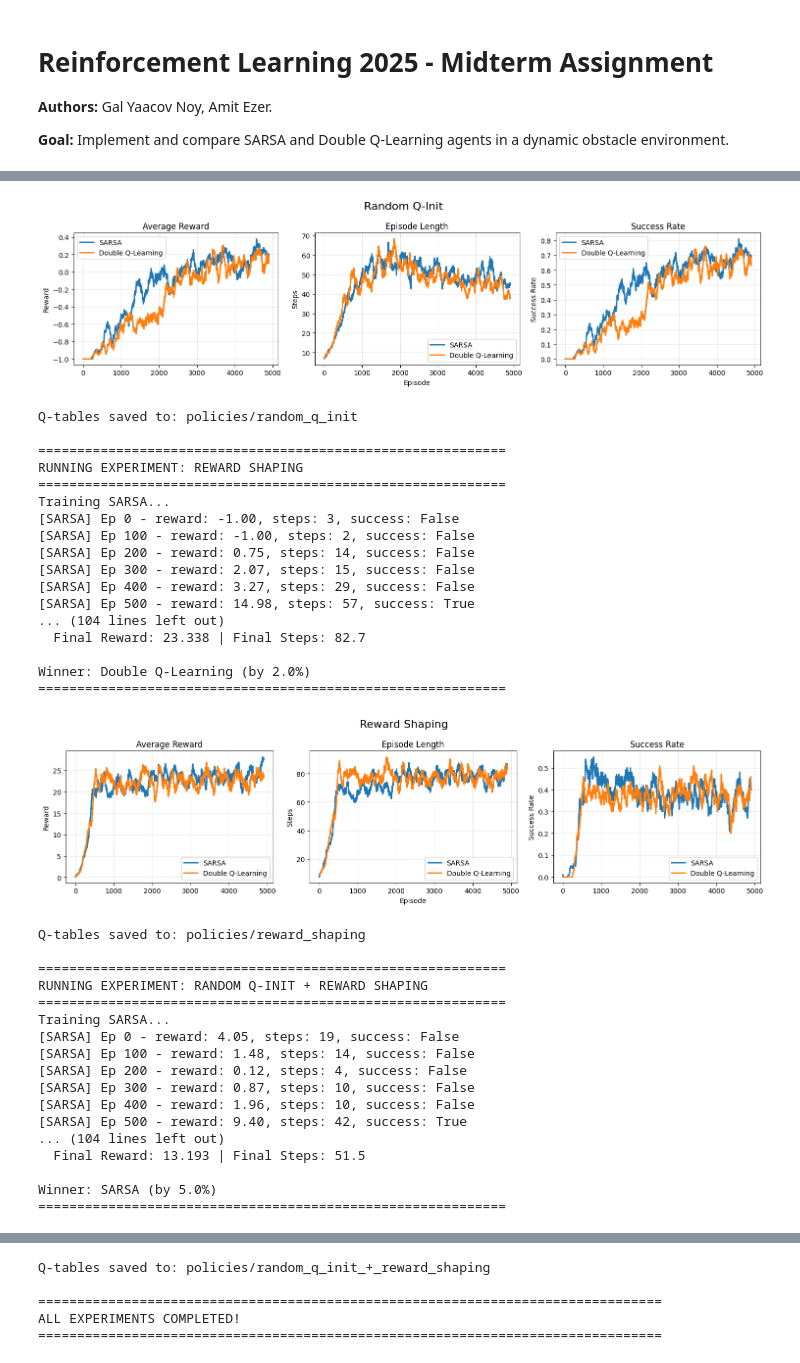
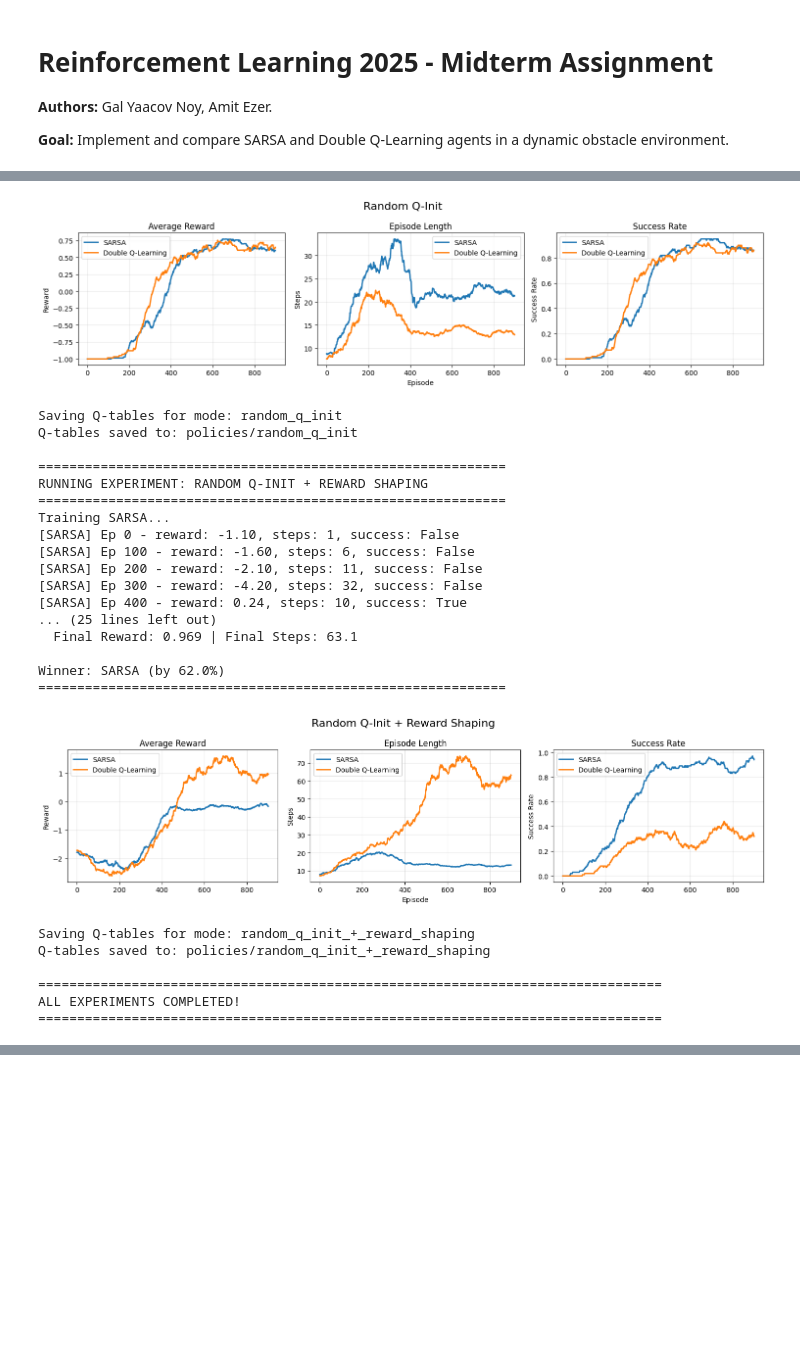
Before and after one commit to Gal-Noy/MSC-Reinforcement-Learning, a Jupyter notebook: training.ipynb, the cells around one changed output, grey strips where cells are left out. Drawn from its saved outputs; the diff is of its cells as text; code cells hidden in the pictures; blank space fills up the shorter version.

```diff
--- a/training.ipynb
+++ b/training.ipynb
@@ -42,9 +96,0 @@ def get_state(obs):
-# %%
-def init_q_table(env, random_init=False):
-    """
-    Initialize Q-table with zeros or random values.
-    """
-    if random_init:
-        return defaultdict(lambda: np.random.uniform(-0.01, 0.01, env.action_space.n))
-    else:
-        return defaultdict(lambda: np.zeros(env.action_space.n))
@@ -219,9 +246,10 @@ def save_policies(sarsa_q, double_q1, double_q2, mode="baseline"):
     }
 
     for name, q_table in policies.items():
-        path = os.path.join(folder, f"{name}.pkl")
-        with open(path, 'wb') as f:
-            pickle.dump(dict(q_table), f)
+        if q_table is not None:  # Skip None Q-tables (e.g., q2 for SARSA)
+            path = os.path.join(folder, f"{name}.pkl")
+            with open(path, 'wb') as f:
+                pickle.dump(q_table, f)
 
     print(f"Q-tables saved to: {folder}")
 
@@ -255,7 +283,6 @@ env = gym.make("MiniGrid-Dynamic-Obstacles-6x6-v0")
 experiments = [
     ("Baseline", {}),
     ("Random Q-Init", {"random_q_init": True}),
-    ("Reward Shaping", {"use_reward_shaping": True}),
     ("Random Q-Init + Reward Shaping", {"random_q_init": True, "use_reward_shaping": True})
 ]
 
@@ -306,37 +333,26 @@ Winner: SARSA (by 5.0%)
 ============================================================
-[figure, old version]
+[figure, new version]
+Saving Q-tables for mode: random_q_init
 Q-tables saved to: policies/random_q_init
 
 ============================================================
-RUNNING EXPERIMENT: REWARD SHAPING
+RUNNING EXPERIMENT: RANDOM Q-INIT + REWARD SHAPING
 ============================================================
 Training SARSA...
-[SARSA] Ep 0 - reward: -1.00, steps: 3, success: False
-[SARSA] Ep 100 - reward: -1.00, steps: 2, success: False
-[SARSA] Ep 200 - reward: 0.75, steps: 14, success: False
-[SARSA] Ep 300 - reward: 2.07, steps: 15, success: False
-[SARSA] Ep 400 - reward: 3.27, steps: 29, success: False
-[SARSA] Ep 500 - reward: 14.98, steps: 57, success: True
-... (104 lines left out)
-  Final Reward: 23.338 | Final Steps: 82.7
+[SARSA] Ep 0 - reward: -1.10, steps: 1, success: False
+[SARSA] Ep 100 - reward: -1.60, steps: 6, success: False
+[SARSA] Ep 200 - reward: -2.10, steps: 11, success: False
+[SARSA] Ep 300 - reward: -4.20, steps: 32, success: False
+[SARSA] Ep 400 - reward: 0.24, steps: 10, success: True
+... (25 lines left out)
+  Final Reward: 0.969 | Final Steps: 63.1
 
-Winner: Double Q-Learning (by 2.0%)
+Winner: SARSA (by 62.0%)
 ============================================================
-[figure, old version]
+[figure, new version]
-Q-tables saved to: policies/reward_shaping
+Saving Q-tables for mode: random_q_init_+_reward_shaping
+Q-tables saved to: policies/random_q_init_+_reward_shaping
 
-============================================================
-RUNNING EXPERIMENT: RANDOM Q-INIT + REWARD SHAPING
-============================================================
-Training SARSA...
-[SARSA] Ep 0 - reward: 4.05, steps: 19, success: False
-[SARSA] Ep 100 - reward: 1.48, steps: 14, success: False
-[SARSA] Ep 200 - reward: 0.12, steps: 4, success: False
-[SARSA] Ep 300 - reward: 0.87, steps: 10, success: False
-[SARSA] Ep 400 - reward: 1.96, steps: 10, success: False
-[SARSA] Ep 500 - reward: 9.40, steps: 42, success: True
-... (104 lines left out)
-  Final Reward: 13.193 | Final Steps: 51.5
-
-Winner: SARSA (by 5.0%)
-============================================================
+================================================================================
+ALL EXPERIMENTS COMPLETED!
+================================================================================
@@ -344,8 +359,3 @@ Winner: SARSA (by 5.0%)
-Q-tables saved to: policies/random_q_init_+_reward_shaping
-
-================================================================================
-ALL EXPERIMENTS COMPLETED!
-================================================================================
 # %%
 # Final Comprehensive Analysis
 def plot_all_experiments_comparison(all_results):
```
Also changed, not shown: parts of 12 cells of this notebook, 5 other files.
